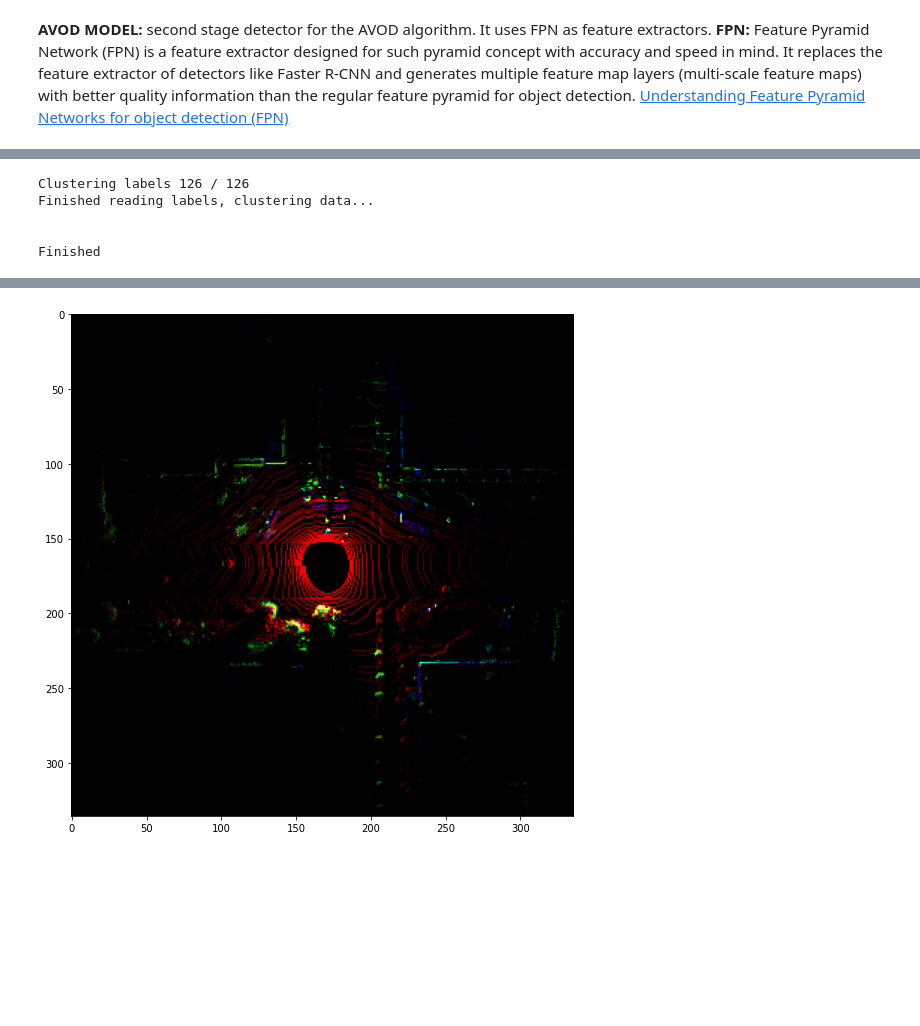
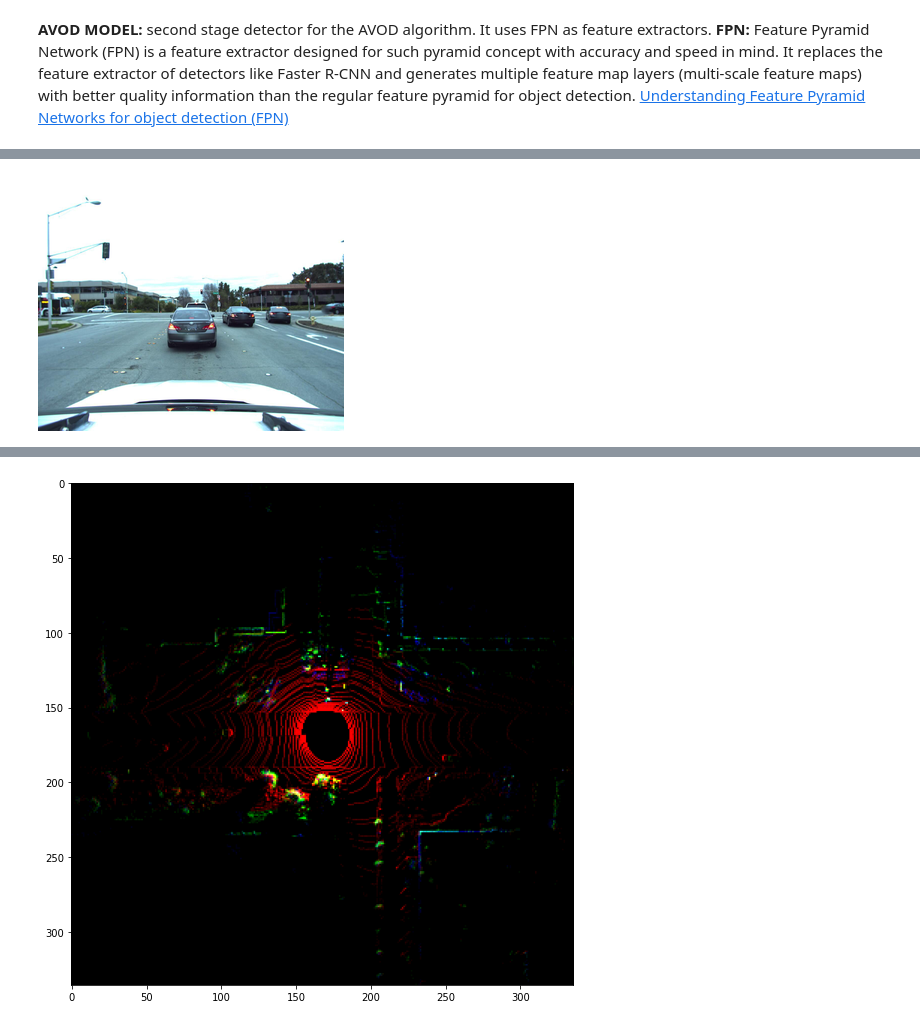
Before and after one commit to rossivalen/Thesis_AutonomousDriving, a Jupyter notebook: train-modelAPI.ipynb, the cells around one changed output, grey strips where cells are left out. Cells and saved outputs as stored; diff of their text form; code cells hidden in the pictures; blank space fills up the shorter version.

```diff
--- a/train-modelAPI.ipynb
+++ b/train-modelAPI.ipynb
@@ -1076,73 +269,6 @@ with tf.device('/GPU:0'):
         stereo_calib_p2 = frame_helper.read_calibration(token, dataset)
 
         my_sample_token = dataset.get("sample", my_sample_token)["next"]
-# %%
-all_anchor_boxes_3d = []
-anchors_ious = []
-anchor_offsets = []
-anchor_classes = []
-_bev_anchors_norm=[]
-
-area_extents = pipeline_config[3].kitti_utils_config.area_extents
-
-_area_extents = np.reshape(area_extents, (3, 2))
-_bev_extents = _area_extents[[0, 2]]
-
-label_cluster_utils = LabelClusterUtils(dataset)
-_cluster_sizes, _all_std = label_cluster_utils.get_clusters(5, dataset)
-_anchor_generator = grid_anchor_3d_generator.GridAnchor3dGenerator()
-
-# Create anchors for each class
-if len(classes) > 1:
-    for class_idx in range(len(classes)):
-        cluster_sizes = []
-        for i in _cluster_sizes[class_idx]:
-            if i!=[]:
-                cluster_sizes.append(i)
-        if len(cluster_sizes)!=0:
-        # Generate anchors for all classes
-            grid_anchor_boxes_3d = _anchor_generator.generate(area_3d=_area_extents, anchor_3d_sizes=cluster_sizes, anchor_stride=[0.5,0.5], ground_plane=ground_plane_list[0])
-        else:
-            #no labels per class, no anchor per class
-            grid_anchor_boxes_3d=[]
-        all_anchor_boxes_3d.append(grid_anchor_boxes_3d)
-
-    all_anchor_boxes_3d = np.concatenate(all_anchor_boxes_3d, axis=None)
-else:
-    # Don't loop for a single class
-    class_idx = 0
-    cluster_sizes[class_idx] = [x for x in _cluster_sizes[class_idx] if x != []]
-    if _cluster_sizes[class_idx]!=[]:
-        grid_anchor_boxes_3d = _anchor_generator.generate(area_3d=_area_extents, anchor_3d_sizes=cluster_sizes[class_idx],
-                                                               anchor_stride=0.5, ground_plane=ground_plane_list)
-        all_anchor_boxes_3d = grid_anchor_boxes_3d
-
-# Filter empty anchors
-# Skip if anchors_info is []
-sample_has_labels = True
-
-# Convert lists to ndarrays
-#already filtered them before
-anchor_boxes_3d_to_use = all_anchor_boxes_3d
-anchors_ious = np.asarray(anchors_ious)
-anchor_offsets = np.asarray(anchor_offsets)
-anchor_classes = np.asarray(anchor_classes)
-
-# Convert to anchors
-anchors_to_use = box_3d_encoder.box_3d_to_anchor(anchor_boxes_3d_to_use)
-num_anchors = len(anchors_to_use)
-
-# Project anchors into bev
-bev_anchors, bev_anchors_norm = anchor_projector.project_to_bev( anchors_to_use, _bev_extents)
-img_anchors, img_anchors_norm = anchor_projector.project_to_image_space(anchors_to_use, stereo_calib_p2, [1024,1224])
-# Reorder into [y1, x1, y2, x2] for tf.crop_and_resize op
-_bev_anchors_norm.append(bev_anchors_norm[:, [1, 0, 3, 2]])
-# %% [output]
-Clustering labels 126 / 126
-Finished reading labels, clustering data...
-
-
-Finished
 # %%
 from lyft_dataset_sdk.utils.geometry_utils import view_points
 import matplotlib.patches as patches
@@ -1150,4 +276,9 @@ import matplotlib.patches as patches
 img_input=np.asarray(img_input_list)
 bev_input=np.asarray(bev_input_list)
 #img_targetnp=np.asarray(img_target)
+# %%
+a = Image.fromarray(img_input[0])
+a
+# %% [output]
+[figure, added]
 # %%
```
Also changed, not shown: parts of 12 cells of this notebook, 2 other files.
